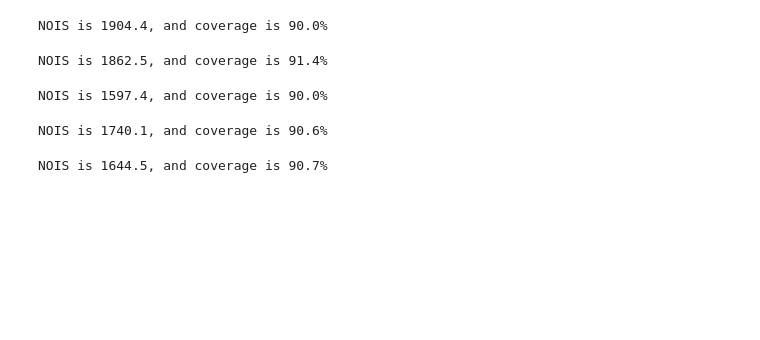
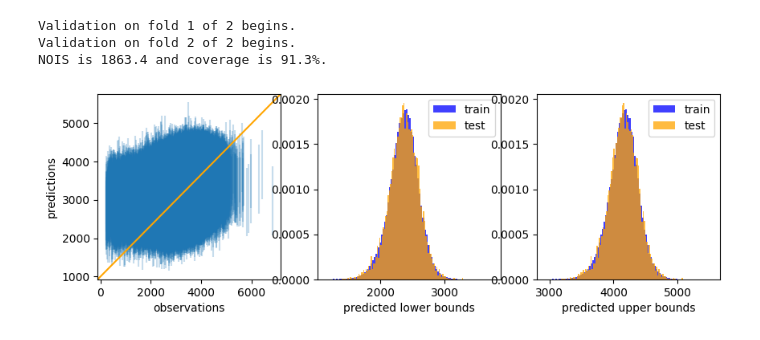
Before and after one commit to hrmerrill/kaggle-prediction-interval-birthweight, a Jupyter notebook: notebooks/testing.ipynb, the cells around one changed output. Saved outputs shown, nothing was run; the diff lists cells and outputs as text; code cells hidden in the pictures; blank space fills up the shorter version.

```diff
--- a/notebooks/testing.ipynb
+++ b/notebooks/testing.ipynb
@@ -28,13 +15,23 @@ from kaggle_prediction_interval_birthweight.model.ensembler import (
+# %%
+def plot_result(obs, lower, upper, lower_new, upper_new):
+    fig, ax = plt.subplots(1, 3, figsize=(10, 3))
+    ax[0].vlines(x=obs, ymin=lower, ymax=upper, alpha=0.25)
+    ax[0].plot([0, 1], [0, 1], transform=ax[0].transAxes, color="orange")
+    ax[0].set_xlabel("observations")
+    ax[0].set_ylabel("predictions")
+    ax[1].hist(lower, bins=100, density=True, color="blue", alpha=0.75, label="train")
+    ax[1].hist(
+        lower_new, bins=100, density=True, color="orange", alpha=0.75, label="test"
+    )
+    ax[1].set_xlabel("predicted lower bounds")
+    ax[1].legend()
+    ax[2].hist(upper, bins=100, density=True, color="blue", alpha=0.75, label="train")
+    ax[2].hist(
+        upper_new, bins=100, density=True, color="orange", alpha=0.75, label="test"
+    )
+    ax[2].set_xlabel("predicted upper bounds")
+    ax[2].legend()
+    plt.show()
 # %%
 data = pd.read_csv("../data/train.csv")
 data_test = pd.read_csv("../data/test.csv")
-# %%
-ensembler = Ensembler()
-ensembler.fit(data)
-
-lower_ensemble, upper_ensemble = ensembler.predict_intervals(data)
-
-fig, ax = plt.subplots(1, 1, figsize=(6, 4))
-ax.vlines(x=data["DBWT"], ymin=lower_ensemble, ymax=upper_ensemble, alpha=0.25)
-ax.plot([0, 1], [0, 1], transform=ax.transAxes, color="orange")
-plt.show()
@@ -143,30 +38,14 @@ Coverage is 90.0%
-# %%
-nois, coverage = score(data["DBWT"].values, lower, upper, 0.9)
-
-print(f"NOIS is {nois:.1f}, and coverage is {coverage*100:.1f}%")
-# %% [output]
-NOIS is 1904.4, and coverage is 90.0%
-# %%
-nois, coverage = score(data["DBWT"].values, lower_ridge, upper_ridge, 0.9)
-
-print(f"NOIS is {nois:.1f}, and coverage is {coverage*100:.1f}%")
-# %% [output]
-NOIS is 1862.5, and coverage is 91.4%
-# %%
-nois, coverage = score(data["DBWT"].values, lower_histboost, upper_histboost, 0.9)
-
-print(f"NOIS is {nois:.1f}, and coverage is {coverage*100:.1f}%")
-# %% [output]
-NOIS is 1597.4, and coverage is 90.0%
-# %%
-nois, coverage = score(data["DBWT"].values, lower_nn, upper_nn, 0.9)
-
-print(f"NOIS is {nois:.1f}, and coverage is {coverage*100:.1f}%")
-# %% [output]
-NOIS is 1740.1, and coverage is 90.6%
-# %%
-nois, coverage = score(data["DBWT"].values, lower_ensemble, upper_ensemble, 0.9)
-
-print(f"NOIS is {nois:.1f}, and coverage is {coverage*100:.1f}%")
-# %% [output]
-NOIS is 1644.5, and coverage is 90.7%
+# %%
+rr_validator = Validator("RidgeRegressor")
+rr_validator.fit(data)
+rr_validator.print_performance_summary()
+
+lower, upper = rr_validator.predict_intervals(data)
+lower_new, upper_new = rr_validator.predict_intervals(data_test)
+
+plot_result(data["DBWT"], lower, upper, lower_new, upper_new)
+# %% [output]
+Validation on fold 1 of 2 begins.
+Validation on fold 2 of 2 begins.
+NOIS is 1863.4 and coverage is 91.3%.
+[figure, added]
```
Also changed, not shown: parts of 11 cells of this notebook, 11 other files.
